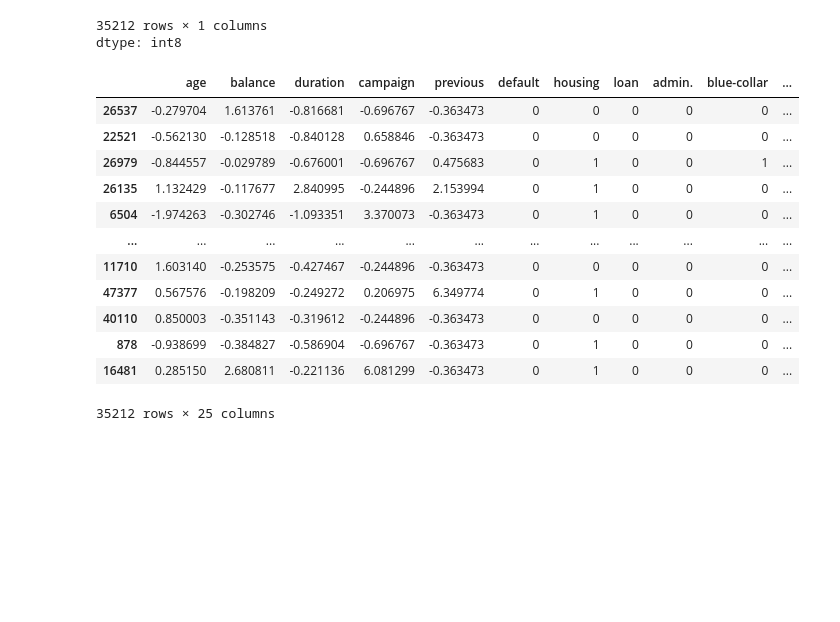
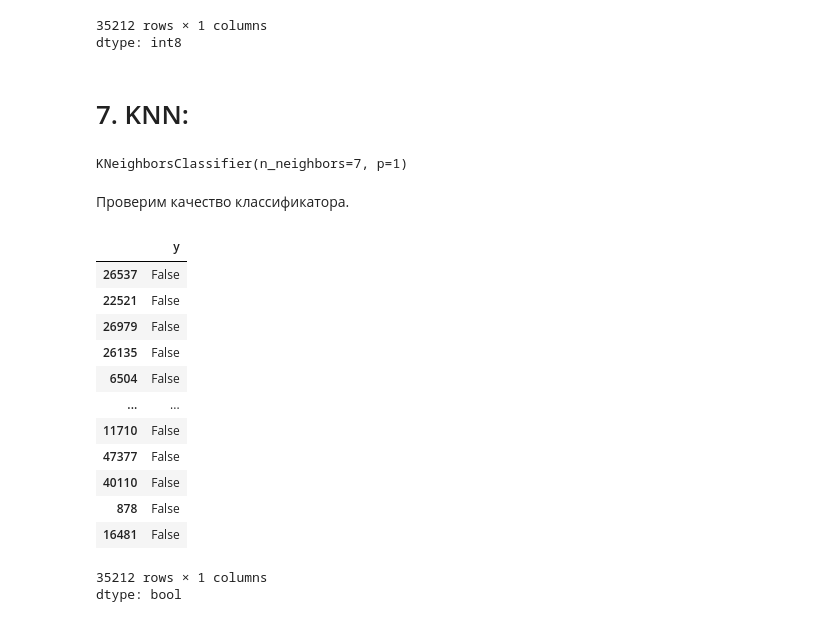
Before and after one commit to a1xsa/machine_learning, a Jupyter notebook: bank.ipynb, the cells around one changed output. Drawn from its saved outputs; the diff is of its cells as text; code cells hidden in the pictures; blank space fills up the shorter version.

```diff
--- a/bank.ipynb
+++ b/bank.ipynb
@@ -655,19 +655,33 @@ y_train
 | 16481 | 0 |
 35212 rows × 1 columns
 dtype: int8
-# %%
-X_train
-# %% [output]
-|  | age | balance | duration | campaign | previous | default | housing | loan | admin. | blue-collar | ... |
-| 26537 | -0.279704 | 1.613761 | -0.816681 | -0.696767 | -0.363473 | 0 | 0 | 0 | 0 | 0 | ... |
-| 22521 | -0.562130 | -0.128518 | -0.840128 | 0.658846 | -0.363473 | 0 | 0 | 0 | 0 | 0 | ... |
-| 26979 | -0.844557 | -0.029789 | -0.676001 | -0.696767 | 0.475683 | 0 | 1 | 0 | 0 | 1 | ... |
-| 26135 | 1.132429 | -0.117677 | 2.840995 | -0.244896 | 2.153994 | 0 | 1 | 0 | 0 | 0 | ... |
-| 6504 | -1.974263 | -0.302746 | -1.093351 | 3.370073 | -0.363473 | 0 | 1 | 0 | 0 | 0 | ... |
-| ... | ... | ... | ... | ... | ... | ... | ... | ... | ... | ... | ... |
-| 11710 | 1.603140 | -0.253575 | -0.427467 | -0.244896 | -0.363473 | 0 | 0 | 0 | 0 | 0 | ... |
-| 47377 | 0.567576 | -0.198209 | -0.249272 | 0.206975 | 6.349774 | 0 | 1 | 0 | 0 | 0 | ... |
-| 40110 | 0.850003 | -0.351143 | -0.319612 | -0.244896 | -0.363473 | 0 | 0 | 0 | 0 | 0 | ... |
-| 878 | -0.938699 | -0.384827 | -0.586904 | -0.696767 | -0.363473 | 0 | 1 | 0 | 0 | 0 | ... |
-| 16481 | 0.285150 | 2.680811 | -0.221136 | 6.081299 | -0.363473 | 0 | 1 | 0 | 0 | 0 | ... |
-35212 rows × 25 columns
+# %% [markdown]
+# 7. KNN:
+# %%
+from sklearn.neighbors import KNeighborsClassifier
+model = KNeighborsClassifier(n_neighbors=7, p=1)
+model.fit(X_train, y_train)
+# %% [output]
+KNeighborsClassifier(n_neighbors=7, p=1)
+# %% [markdown]
+Проверим качество классификатора.
+# %%
+y_train_pred=model.predict(X_train)
+y_test_pred=model.predict(X_test)
+# %%
+y_train!=y_train_pred
+# %% [output]
+|  | y |
+| 26537 | False |
+| 22521 | False |
+| 26979 | False |
+| 26135 | False |
+| 6504 | False |
+| ... | ... |
+| 11710 | False |
+| 47377 | False |
+| 40110 | False |
+| 878 | False |
+| 16481 | False |
+35212 rows × 1 columns
+dtype: bool
```
Also changed, not shown: parts of 11 cells of this notebook.
